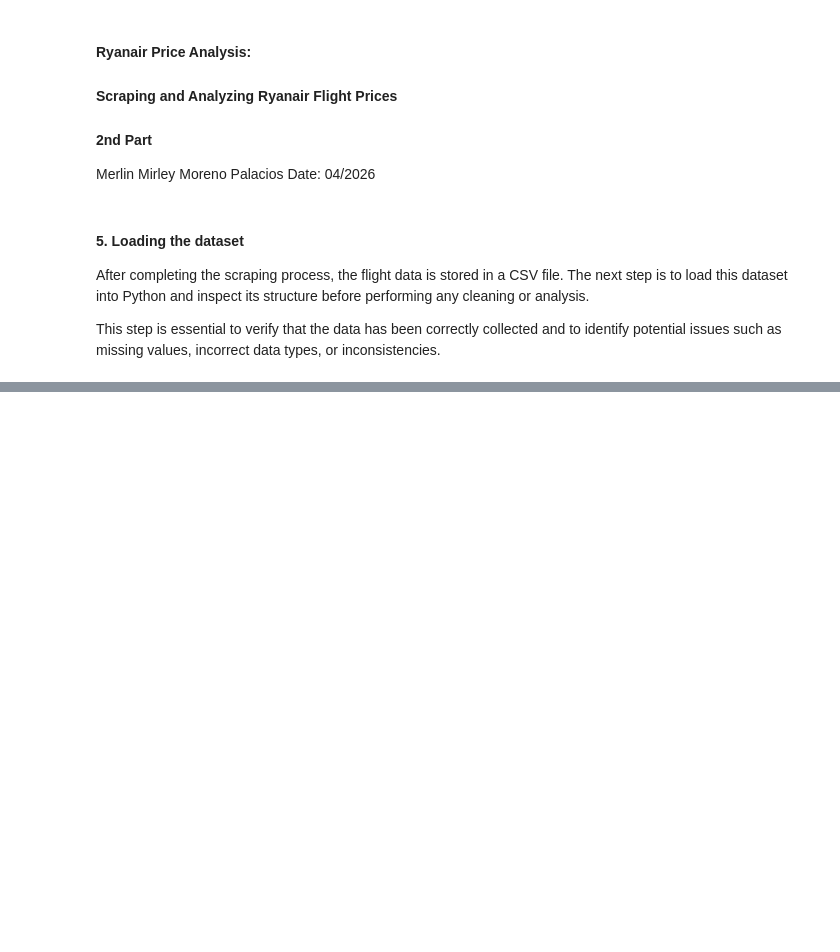
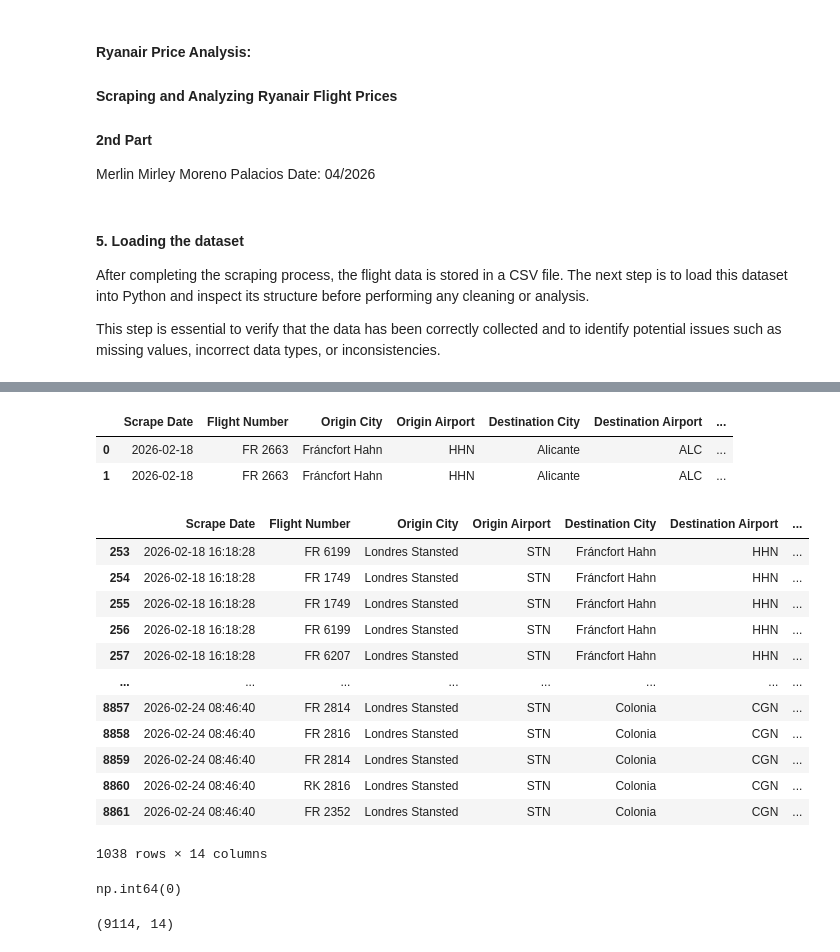
Before and after one commit to mopamerlin-boop/Portafolio, a Jupyter notebook: Ryanair/2Ryanair_an.ipynb, the cells around one changed output, grey strips where cells are left out. Drawn from its saved outputs; the diff is of its cells as text; code cells hidden in the pictures; blank space fills up the shorter version.

```diff
--- a/Ryanair/2Ryanair_an.ipynb
+++ b/Ryanair/2Ryanair_an.ipynb
@@ -92,0 +162,35 @@ df.shape
+# %%
+# Create a copy of the original price column
+df["Price_raw"] = df["Price"]
+
+# Identify currency
+df["currency"] = df["Price_raw"].str.extract(r"(€|£|MAD)")
+
+# Clean numeric part of the price
+df["Price_clean"] = (
+    df["Price_raw"]
+    .str.replace("€", "", regex=False)
+    .str.replace("£", "", regex=False)
+    .str.replace("MAD", "", regex=False)
+       # Remove thousand separators (dot)
+    .str.replace(".", "", regex=False)
+
+    # Replace decimal comma with dot
+    .str.replace(",", ".", regex=False)
+
+    # Remove spaces
+    .str.strip()
+)
+
+# Convert to numeric
+df["Price_clean"] = pd.to_numeric(df["Price_clean"], errors="coerce")
+
+# Convert all prices to euros
+df["Price_eur"] = df["Price_clean"]
+
+# Apply conversion rates
+df.loc[df["currency"] == "£", "Price_eur"] = df["Price_clean"] * 1.15
+df.loc[df["currency"] == "MAD", "Price_eur"] = df["Price_clean"] * 0.092
+
+# Final check
+df[["Price_raw", "currency", "Price_clean", "Price_eur"]].head()
@@ -92,0 +224,30 @@ df.shape
+# %%
+df.head(2)
+# %% [output]
+|  | Scrape Date | Flight Number | Origin City | Origin Airport | Destination City | Destination Airport | ... |
+| 0 | 2026-02-18 | FR 2663 | Fráncfort Hahn | HHN | Alicante | ALC | ... |
+| 1 | 2026-02-18 | FR 2663 | Fráncfort Hahn | HHN | Alicante | ALC | ... |
+# %%
+df[(df["currency"]=="£")]
+# %% [output]
+|  | Scrape Date | Flight Number | Origin City | Origin Airport | Destination City | Destination Airport | ... |
+| 253 | 2026-02-18 16:18:28 | FR 6199 | Londres Stansted | STN | Fráncfort Hahn | HHN | ... |
+| 254 | 2026-02-18 16:18:28 | FR 1749 | Londres Stansted | STN | Fráncfort Hahn | HHN | ... |
+| 255 | 2026-02-18 16:18:28 | FR 1749 | Londres Stansted | STN | Fráncfort Hahn | HHN | ... |
+| 256 | 2026-02-18 16:18:28 | FR 6199 | Londres Stansted | STN | Fráncfort Hahn | HHN | ... |
+| 257 | 2026-02-18 16:18:28 | FR 6207 | Londres Stansted | STN | Fráncfort Hahn | HHN | ... |
+| ... | ... | ... | ... | ... | ... | ... | ... |
+| 8857 | 2026-02-24 08:46:40 | FR 2814 | Londres Stansted | STN | Colonia | CGN | ... |
+| 8858 | 2026-02-24 08:46:40 | FR 2816 | Londres Stansted | STN | Colonia | CGN | ... |
+| 8859 | 2026-02-24 08:46:40 | FR 2814 | Londres Stansted | STN | Colonia | CGN | ... |
+| 8860 | 2026-02-24 08:46:40 | RK 2816 | Londres Stansted | STN | Colonia | CGN | ... |
+| 8861 | 2026-02-24 08:46:40 | FR 2352 | Londres Stansted | STN | Colonia | CGN | ... |
+1038 rows × 14 columns
+# %%
+df["Price_eur"].isna().sum()
+# %% [output]
+np.int64(0)
+# %%
+df.shape
+# %% [output]
+(9114, 14)
```
Also changed, not shown: parts of 25 cells of this notebook.
